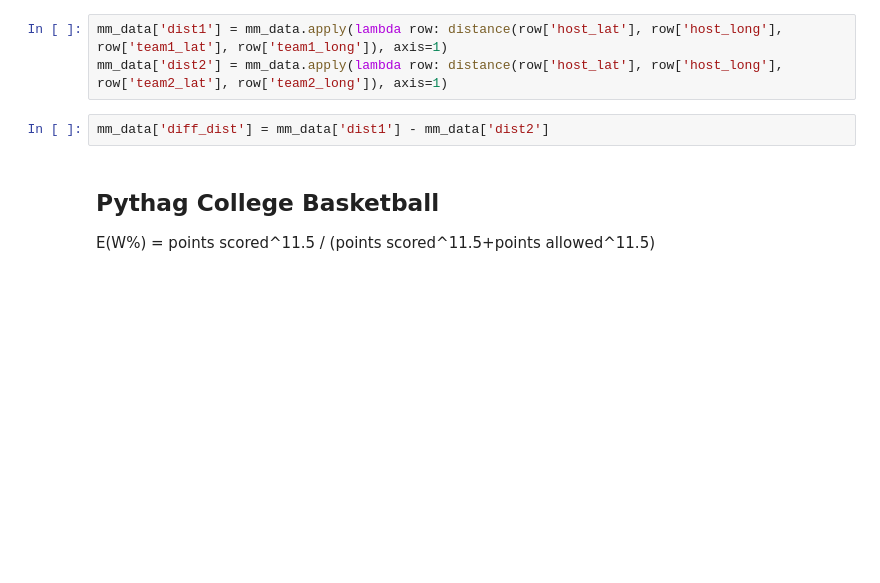
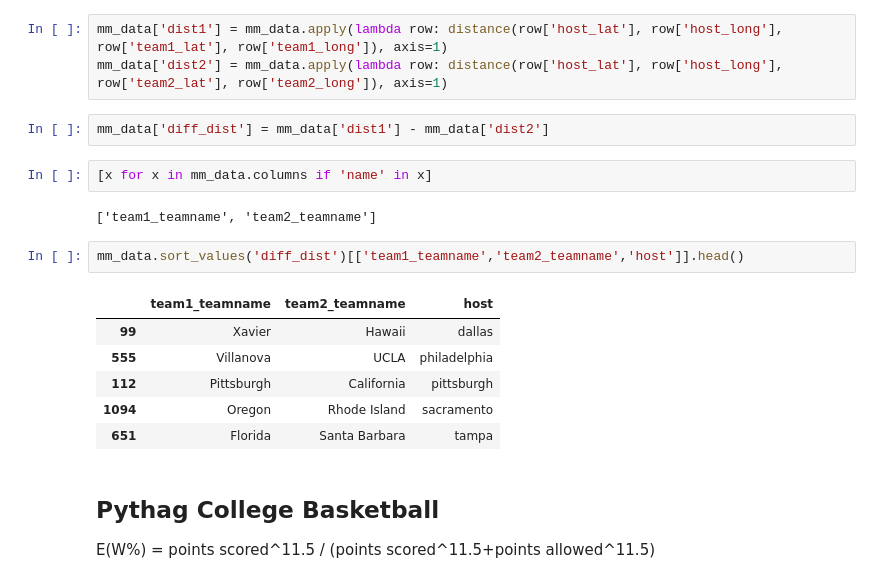
Before and after one commit to TravisRPetersen/march-data-crunch-madness, a Jupyter notebook: March_Madness_Predictions_Tutorial_2022.ipynb, the cells around one changed output. Saved outputs shown, nothing was run; the diff lists cells and outputs as text; blank space fills up the shorter version.

```diff
--- a/March_Madness_Predictions_Tutorial_2022.ipynb
+++ b/March_Madness_Predictions_Tutorial_2022.ipynb
@@ -40,6 +44,19 @@ mm_data['dist1'] = mm_data.apply(lambda row: distance(row['host_lat'], row['host
 mm_data['dist2'] = mm_data.apply(lambda row: distance(row['host_lat'], row['host_long'], row['team2_lat'], row['team2_long']), axis=1)
 # %%
 mm_data['diff_dist'] = mm_data['dist1'] - mm_data['dist2']
+# %%
+[x for x in mm_data.columns if 'name' in x]
+# %% [output]
+['team1_teamname', 'team2_teamname']
+# %%
+mm_data.sort_values('diff_dist')[['team1_teamname','team2_teamname','host']].head()
+# %% [output]
+|  | team1_teamname | team2_teamname | host |
+| 99 | Xavier | Hawaii | dallas |
+| 555 | Villanova | UCLA | philadelphia |
+| 112 | Pittsburgh | California | pittsburgh |
+| 1094 | Oregon | Rhode Island | sacramento |
+| 651 | Florida | Santa Barbara | tampa |
 # %% [markdown]
 ## Pythag College Basketball
 E(W%) = points scored^11.5 / (points scored^11.5+points allowed^11.5)
```
Also changed, not shown: parts of 30 cells of this notebook.
